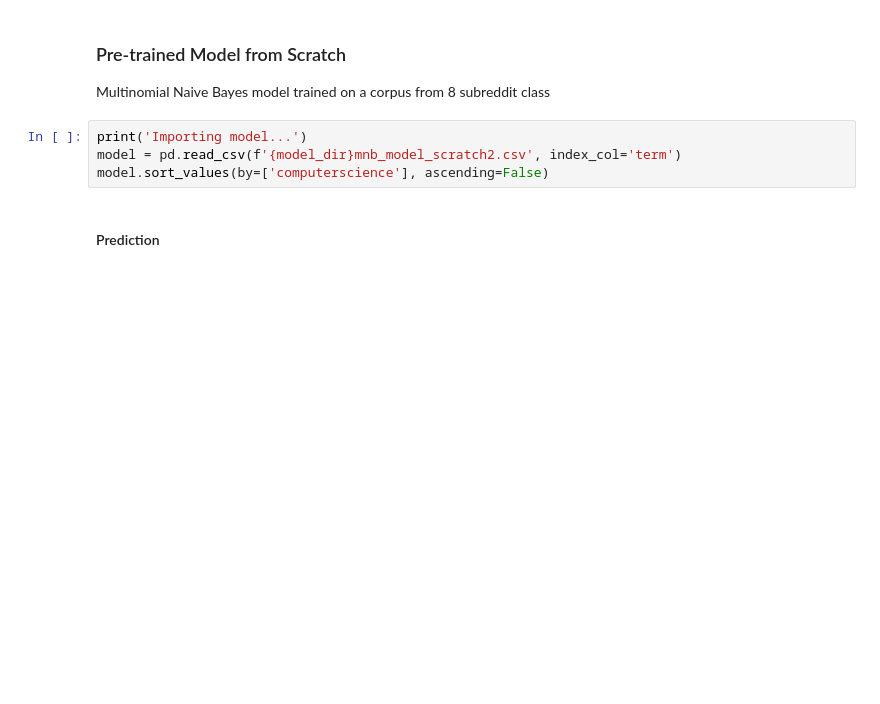
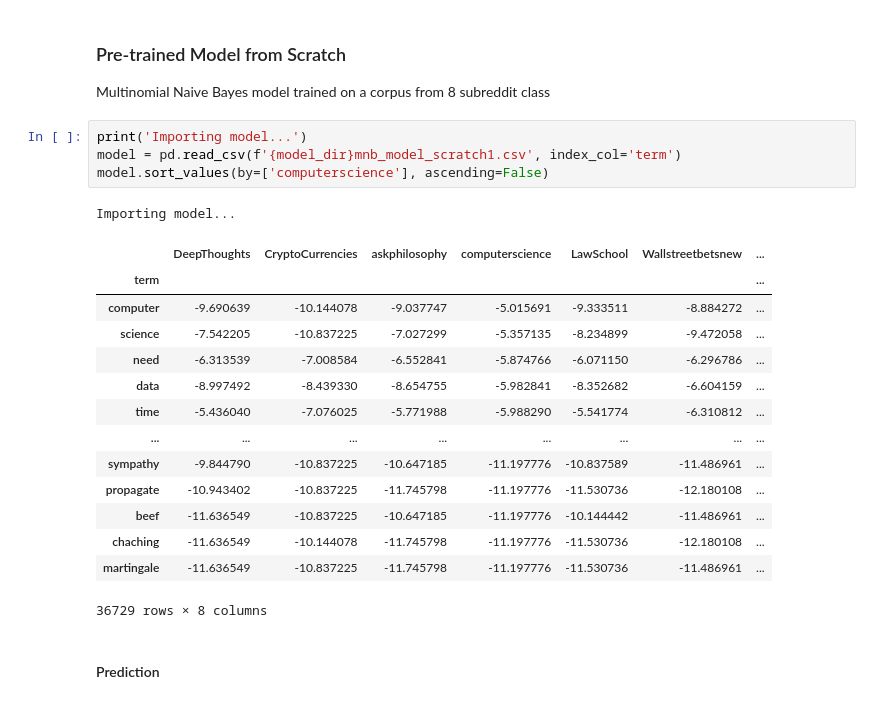
Before and after one commit to johndeweyzxc/Multinomial-Naive-Bayes, a Jupyter notebook: mnb_predict.ipynb, the cells around one changed output. Saved outputs shown, nothing was run; the diff lists cells and outputs as text; blank space fills up the shorter version.

```diff
--- a/mnb_predict.ipynb
+++ b/mnb_predict.ipynb
@@ -86,8 +87,24 @@ Loading English and Tagalog stopwords...
 Multinomial Naive Bayes model trained on a corpus from 8 subreddit class
 # %%
 print('Importing model...')
-model = pd.read_csv(f'{model_dir}mnb_model_scratch2.csv', index_col='term')
+model = pd.read_csv(f'{model_dir}mnb_model_scratch1.csv', index_col='term')
 model.sort_values(by=['computerscience'], ascending=False)
+# %% [output]
+Importing model...
+|  | DeepThoughts | CryptoCurrencies | askphilosophy | computerscience | LawSchool | Wallstreetbetsnew | ... |
+| term |  |  |  |  |  |  | ... |
+| computer | -9.690639 | -10.144078 | -9.037747 | -5.015691 | -9.333511 | -8.884272 | ... |
+| science | -7.542205 | -10.837225 | -7.027299 | -5.357135 | -8.234899 | -9.472058 | ... |
+| need | -6.313539 | -7.008584 | -6.552841 | -5.874766 | -6.071150 | -6.296786 | ... |
+| data | -8.997492 | -8.439330 | -8.654755 | -5.982841 | -8.352682 | -6.604159 | ... |
+| time | -5.436040 | -7.076025 | -5.771988 | -5.988290 | -5.541774 | -6.310812 | ... |
+| ... | ... | ... | ... | ... | ... | ... | ... |
+| sympathy | -9.844790 | -10.837225 | -10.647185 | -11.197776 | -10.837589 | -11.486961 | ... |
+| propagate | -10.943402 | -10.837225 | -11.745798 | -11.197776 | -11.530736 | -12.180108 | ... |
+| beef | -11.636549 | -10.837225 | -10.647185 | -11.197776 | -10.144442 | -11.486961 | ... |
+| chaching | -11.636549 | -10.144078 | -11.745798 | -11.197776 | -11.530736 | -12.180108 | ... |
+| martingale | -11.636549 | -10.837225 | -11.745798 | -11.197776 | -11.530736 | -11.486961 | ... |
+36729 rows × 8 columns
 # %% [markdown]
 #### Prediction
 # %%
```
Also changed, not shown: parts of 4 cells of this notebook, 16 other files.
